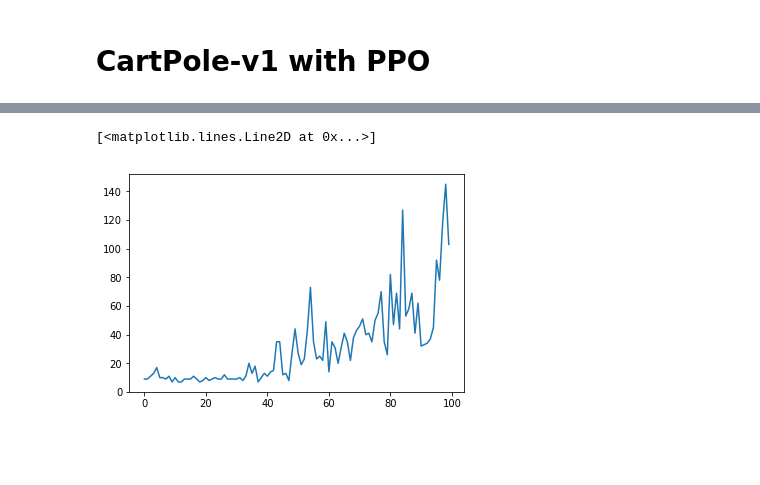
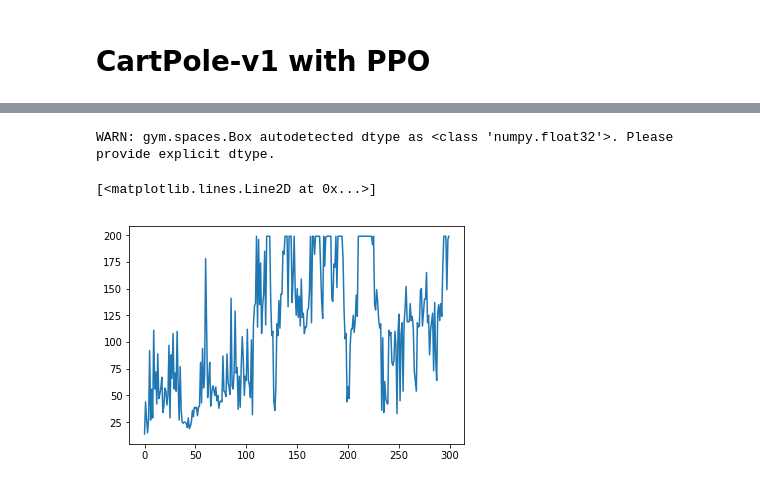
Before and after one commit to ViviLearns2Code/rl, a Jupyter notebook: policy_gradients/PolicyGradients.ipynb, the cells around one changed output, grey strips where cells are left out. Saved outputs shown, nothing was run; the diff lists cells and outputs as text; code cells hidden in the pictures; blank space fills up the shorter version.

```diff
--- a/policy_gradients/PolicyGradients.ipynb
+++ b/policy_gradients/PolicyGradients.ipynb
@@ -123,5 +48,29 @@ WARN: gym.spaces.Box autodetected dtype as <class 'numpy.float32'>. Please provi
+# %%
+from policy import PolicyValueApprox, PPOLoss, ProximalPolicyGradient
+%reload_ext autoreload
+
+dim_in = 4 #state [cart position, cart velocity, pole angle, pole velocity at tip]
+dim_out = 3 #action space 0/1 + value function
+hidden = 150
+gamma = 0.99
+eps = 0.2
+lamb = 0.95
+c1 = 10
+c2 = 0.01
+
+policy_val = PolicyValueApprox(dim_in, hidden, dim_out)
+ppo_loss = PPOLoss(eps, gamma, lamb, c1, c2)
+optimizer = optim.Adam(params=policy_val.parameters(),lr=7e-3)
+env = gym.make('CartPole-v1')
+
+ppo_alg = ProximalPolicyGradient(policy_val, ppo_loss, optimizer, {"max_episodes":300,
+                                                         "max_timesteps":200,
+                                                         "batch_size":1})
+losses, episode_length = ppo_alg.train(env=env,render=False)
+# %% [output]
+WARN: gym.spaces.Box autodetected dtype as <class 'numpy.float32'>. Please provide explicit dtype.
 # %%
-plt.plot(episode_rewards)
+plt.plot(episode_length)
 # %% [output]
 [<matplotlib.lines.Line2D at 0x...>]
-[figure, old version]
+[figure, new version]
```
Also changed, not shown: parts of 4 cells of this notebook, 1 other file.
